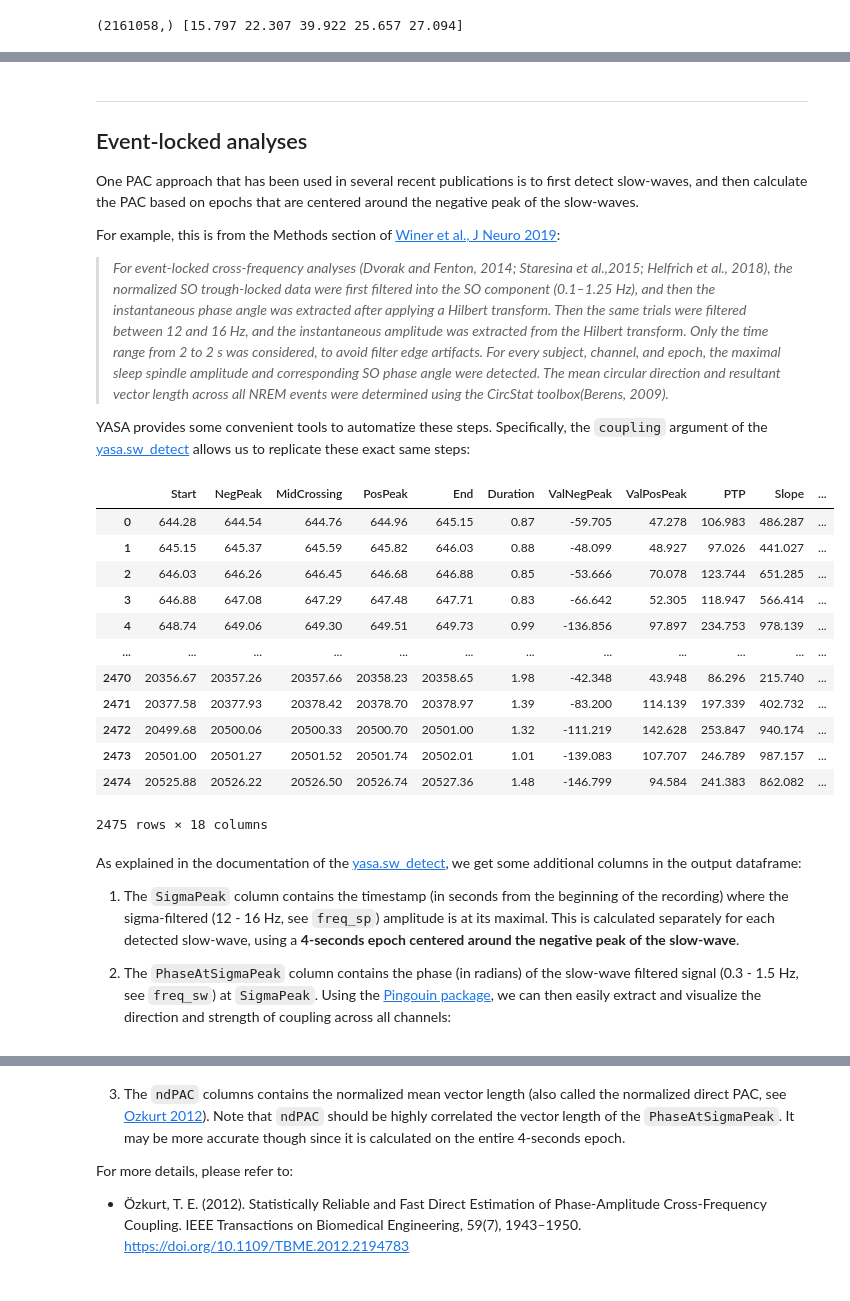
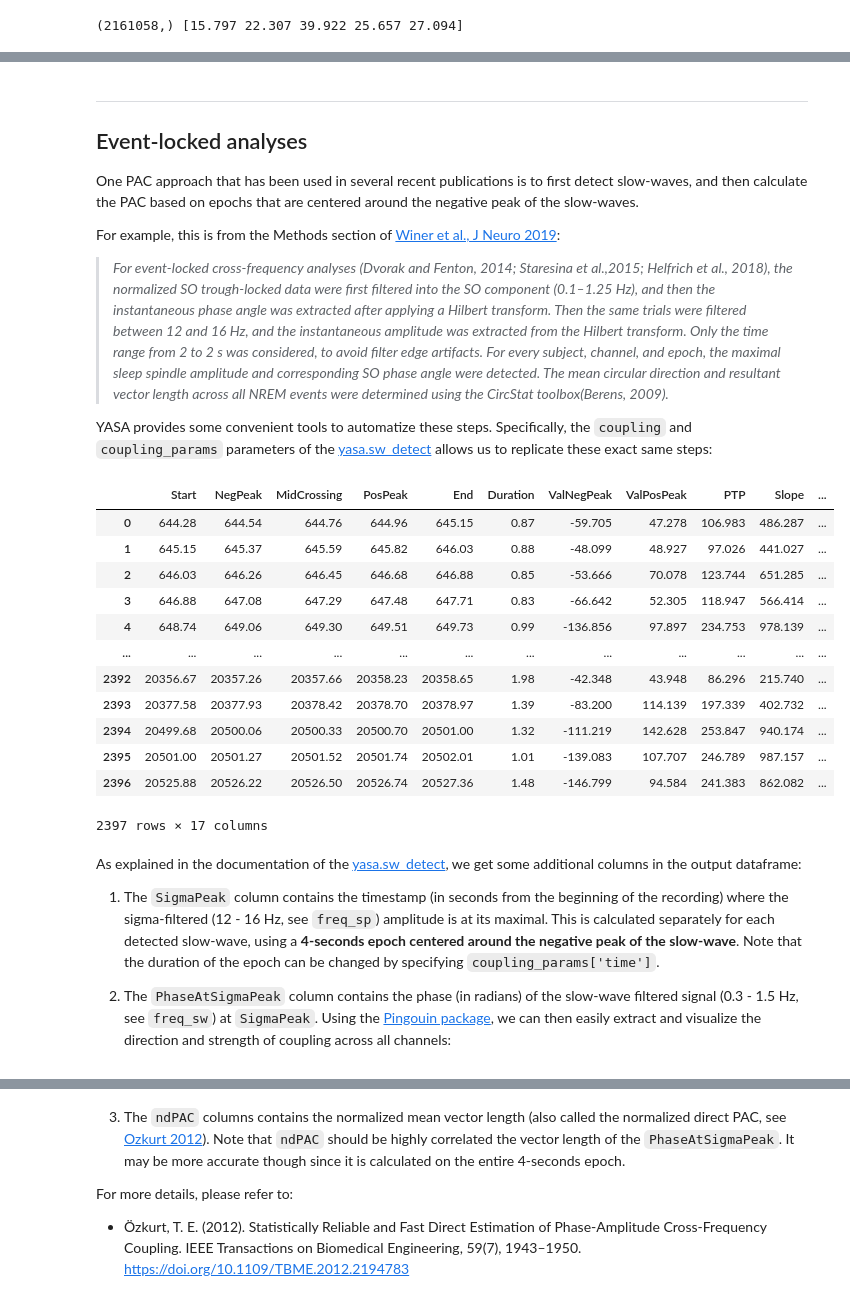
Before and after one commit to raphaelvallat/yasa, a Jupyter notebook: notebooks/12_SO-sigma_coupling.ipynb, the cells around one changed output, grey strips where cells are left out. Drawn from its saved outputs; the diff is of its cells as text; code cells hidden in the pictures.

```diff
--- a/notebooks/12_SO-sigma_coupling.ipynb
+++ b/notebooks/12_SO-sigma_coupling.ipynb
@@ -59,29 +59,30 @@ For example, this is from the Methods section of [Winer et al., J Neuro 2019](ht
 
 > *For event-locked cross-frequency analyses (Dvorak and Fenton, 2014; Staresina et al.,2015; Helfrich et al., 2018), the normalized SO trough-locked data were first filtered into the SO component (0.1–1.25 Hz), and then the instantaneous phase angle was extracted after applying a Hilbert transform. Then the same trials were filtered between 12 and 16 Hz, and the instantaneous amplitude was extracted from the Hilbert transform. Only the time range from 2 to 2 s was considered, to avoid filter edge artifacts. For every subject, channel, and epoch, the maximal sleep spindle amplitude and corresponding SO phase angle were detected. The mean circular direction and resultant vector length across all NREM events were determined using the CircStat toolbox(Berens, 2009).*
 
-YASA provides some convenient tools to automatize these steps. Specifically, the ``coupling`` argument of the [yasa.sw_detect](https://raphaelvallat.com/yasa/build/html/generated/yasa.sw_detect.html) allows us to replicate these exact same steps:
+YASA provides some convenient tools to automatize these steps. Specifically, the ``coupling`` and ``coupling_params`` parameters of the [yasa.sw_detect](https://raphaelvallat.com/yasa/build/html/generated/yasa.sw_detect.html) allows us to replicate these exact same steps:
 # %%
-sw = yasa.sw_detect(data, sf, ch_names=["Cz"], hypno=hypno, include=(2, 3), coupling=True, freq_sp=(12, 16))
+sw = yasa.sw_detect(data, sf, ch_names=["Cz"], hypno=hypno, include=(2, 3), coupling=True,
+                    coupling_params=dict(freq_sp=(12, 16), time=2, p=None))
 events = sw.summary()
 events.round(3)
 # %% [output]
 |  | Start | NegPeak | MidCrossing | PosPeak | End | Duration | ValNegPeak | ValPosPeak | PTP | Slope | ... |
 | 0 | 644.28 | 644.54 | 644.76 | 644.96 | 645.15 | 0.87 | -59.705 | 47.278 | 106.983 | 486.287 | ... |
 | 1 | 645.15 | 645.37 | 645.59 | 645.82 | 646.03 | 0.88 | -48.099 | 48.927 | 97.026 | 441.027 | ... |
 | 2 | 646.03 | 646.26 | 646.45 | 646.68 | 646.88 | 0.85 | -53.666 | 70.078 | 123.744 | 651.285 | ... |
 | 3 | 646.88 | 647.08 | 647.29 | 647.48 | 647.71 | 0.83 | -66.642 | 52.305 | 118.947 | 566.414 | ... |
 | 4 | 648.74 | 649.06 | 649.30 | 649.51 | 649.73 | 0.99 | -136.856 | 97.897 | 234.753 | 978.139 | ... |
 | ... | ... | ... | ... | ... | ... | ... | ... | ... | ... | ... | ... |
-| 2470 | 20356.67 | 20357.26 | 20357.66 | 20358.23 | 20358.65 | 1.98 | -42.348 | 43.948 | 86.296 | 215.740 | ... |
-| 2471 | 20377.58 | 20377.93 | 20378.42 | 20378.70 | 20378.97 | 1.39 | -83.200 | 114.139 | 197.339 | 402.732 | ... |
-| 2472 | 20499.68 | 20500.06 | 20500.33 | 20500.70 | 20501.00 | 1.32 | -111.219 | 142.628 | 253.847 | 940.174 | ... |
-| 2473 | 20501.00 | 20501.27 | 20501.52 | 20501.74 | 20502.01 | 1.01 | -139.083 | 107.707 | 246.789 | 987.157 | ... |
-| 2474 | 20525.88 | 20526.22 | 20526.50 | 20526.74 | 20527.36 | 1.48 | -146.799 | 94.584 | 241.383 | 862.082 | ... |
+| 2392 | 20356.67 | 20357.26 | 20357.66 | 20358.23 | 20358.65 | 1.98 | -42.348 | 43.948 | 86.296 | 215.740 | ... |
+| 2393 | 20377.58 | 20377.93 | 20378.42 | 20378.70 | 20378.97 | 1.39 | -83.200 | 114.139 | 197.339 | 402.732 | ... |
+| 2394 | 20499.68 | 20500.06 | 20500.33 | 20500.70 | 20501.00 | 1.32 | -111.219 | 142.628 | 253.847 | 940.174 | ... |
+| 2395 | 20501.00 | 20501.27 | 20501.52 | 20501.74 | 20502.01 | 1.01 | -139.083 | 107.707 | 246.789 | 987.157 | ... |
+| 2396 | 20525.88 | 20526.22 | 20526.50 | 20526.74 | 20527.36 | 1.48 | -146.799 | 94.584 | 241.383 | 862.082 | ... |
-2475 rows × 18 columns
+2397 rows × 17 columns
 # %% [markdown]
 As explained in the documentation of the [yasa.sw_detect](https://raphaelvallat.com/yasa/build/html/generated/yasa.sw_detect.html), we get some additional columns in the output dataframe:
 
-1) The ``SigmaPeak`` column contains the timestamp (in seconds from the beginning of the recording) where the sigma-filtered (12 - 16 Hz, see ``freq_sp``) amplitude is at its maximal. This is calculated separately for each detected slow-wave, using a **4-seconds epoch centered around the negative peak of the slow-wave**.
+1) The ``SigmaPeak`` column contains the timestamp (in seconds from the beginning of the recording) where the sigma-filtered (12 - 16 Hz, see ``freq_sp``) amplitude is at its maximal. This is calculated separately for each detected slow-wave, using a **4-seconds epoch centered around the negative peak of the slow-wave**. Note that the duration of the epoch can be changed by specifying ``coupling_params['time']``.
 
 2) The ``PhaseAtSigmaPeak`` column contains the phase (in radians) of the slow-wave filtered signal (0.3 - 1.5 Hz, see ``freq_sw``) at ``SigmaPeak``. Using the [Pingouin package](https://pingouin-stats.org/), we can then easily extract and visualize the direction and strength of coupling across all channels:
 # %%
```
Also changed, not shown: parts of 6 cells of this notebook, 3 other files.
